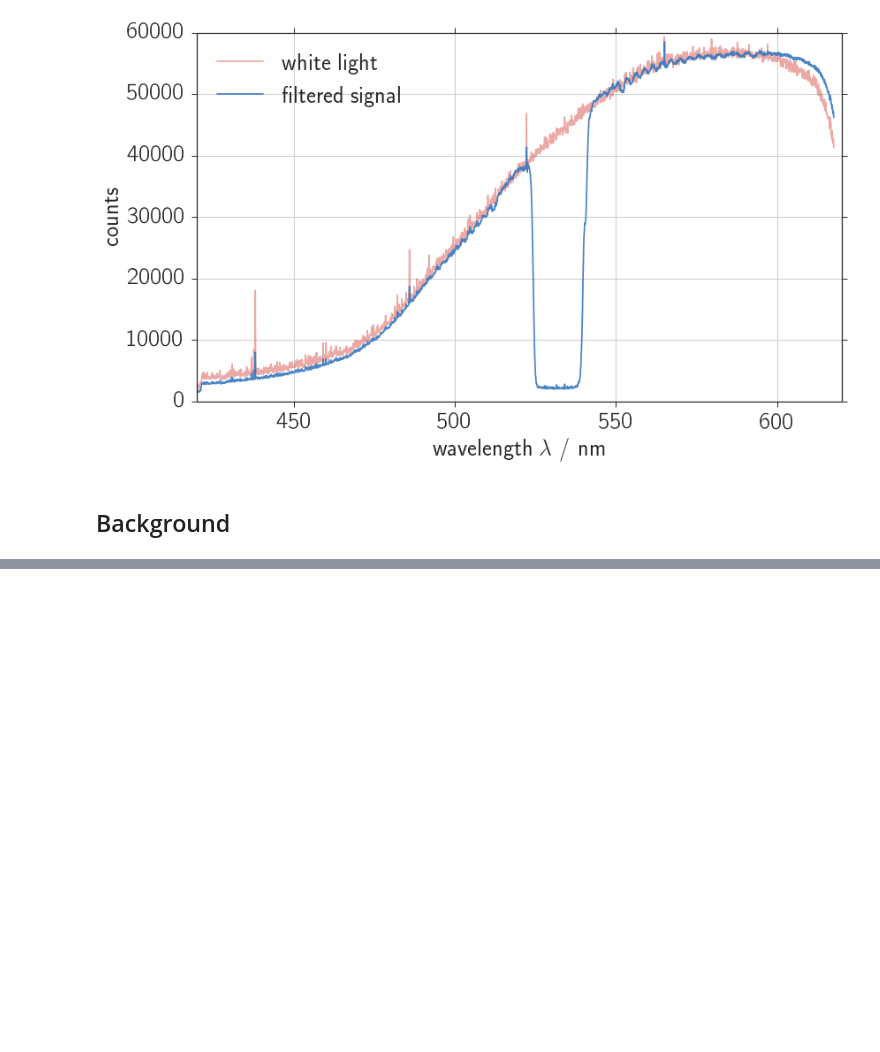
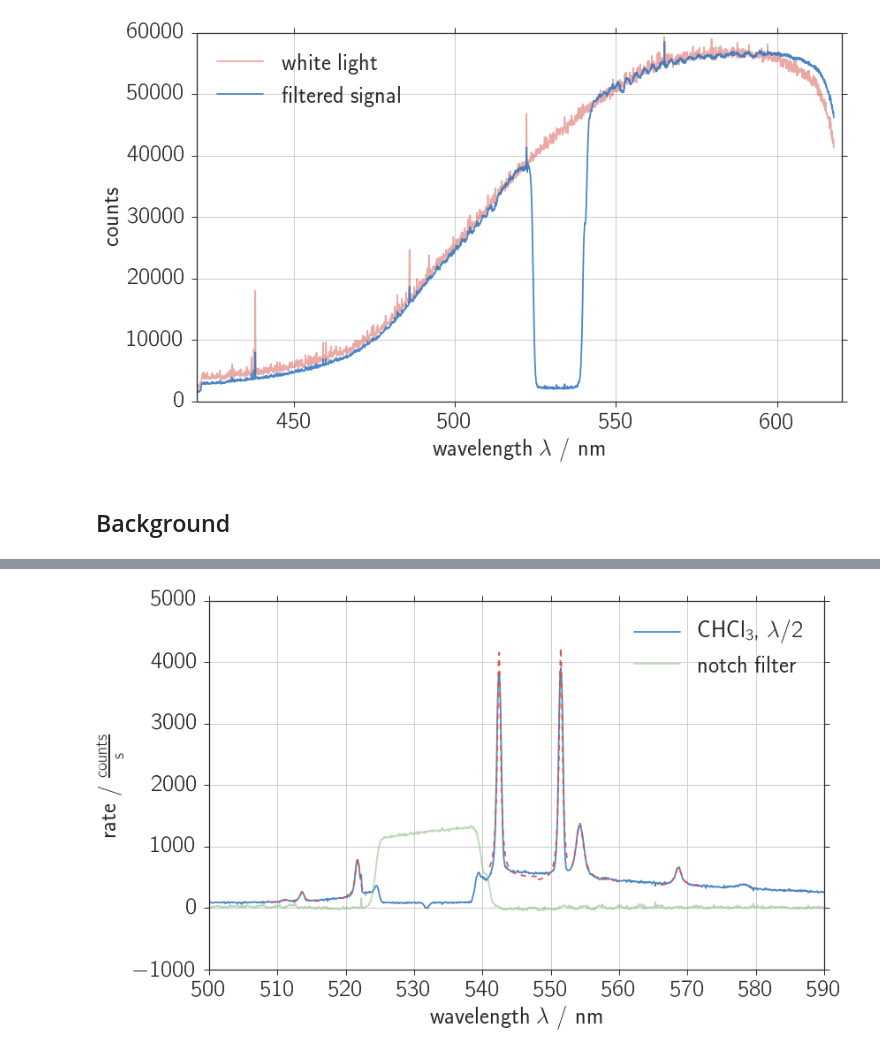
Before and after one commit to Bondzio/fp, a Jupyter notebook: raman/analysis/raman_ccd.ipynb, the cells around one changed output, grey strips where cells are left out. Saved outputs shown, nothing was run; the diff lists cells and outputs as text; code cells hidden in the pictures; blank space fills up the shorter version.

```diff
--- a/raman/analysis/raman_ccd.ipynb
+++ b/raman/analysis/raman_ccd.ipynb
@@ -502,0 +663,77 @@ if save_fig:
+# %%
+# CHCl$_3$
+
+As = []
+x0s = []
+suffixes = ['_notch_l2'] # peaks not visible for data without l2 plate
+labels = ['CHCl$_3$, $\lambda / 2$']
+
+# Plotting
+fig, ax = plt.subplots(1,1)
+if not save_fig:
+    fig.suptitle('CCD: CHCl$_3$ spectrum')
+for i, suffix, label in enum(suffixes, labels):
+    filename = "ccd_chcl3" + suffix
+    t, avg, x, y, y_e = get_ccd_rate(filename)
+
+    # Remove outliers
+    # identified by largest absolute value of difference between point and its two neighbours.
+    for j in range(2):
+        out = np.argmax(abs(2 * y[1:-1] - y[:-2] - y[2:])) + 1
+        x, y = np.delete([x, y], out, 1)
+        y_e = np.delete(y_e, out)
+    ax.plot(x, y, "-", alpha = 0.9, c=colors[i], label=label)
+
+    # Peak fit
+    # Peaks: Stokes 1 - 4, Anti-Stokes 1, 2
+    x_ranges = [[541, 548],
+                [548, 552.5],
+                [553, 560],
+                [566, 572],
+                [519, 523],
+                [512, 516],
+                [509, 512]]
+    p0s = np.array([[543, 0.2, 2000, 600],
+                    [551.5, 0.2, 2000, 600],
+                    [554, 0.4, 700, 600],
+                    [569, 0.3, 700, 600],
+                    [522, 0.3, 1000, 100],
+                    [514, 0.3, 1000, 100],
+                    [511, 0.3, 100, 100]])
+    for x_range, p0 in zip(x_ranges, p0s):
+        x_fit, fit_peak, c1 = bw_fit(x, y_e, x_range, p0, fit=True)
+        ax.plot(x_fit, fit_peak, "--", c=colors[i+1])
+        x0s.append(uc.ufloat(c1[0].n, c1[1].n))
+        As.append(c1[2])
+
+# display notch filter in order to identify its effects
+x_notch = np.load("npy/ccd_x_notch.npy")
+notch = np.load("npy/ccd_notch.npy")
+ax.plot(x_notch, notch*0.03, "-", c=colors[2], alpha = 0.5, label='notch filter')
+
+ax.set_xlim(xlim_global2)
+ax.set_xlim(500, 590)
+ax.set_xlabel('wavelength $\lambda$ / nm')
+ax.set_ylabel('rate / $\mathrm{\\frac{counts}{s}}$')
+ax.grid(True)
+ax.legend(loc='best')
+
+if save_fig:
+    file_name = "ccd_chcl3_spectra"
+    fig.savefig(fig_dir + file_name + ".pdf")
+    fig.savefig(fig_dir + file_name + ".png")
+
+# Print Latex table
+lamb_all = np.sort(np.array(x0s))
+d_lin = np.load(npy_dir + 'ccd_calibration.npy')
+lamb_all = linear(lamb_all, *d_lin) # Integrate error on wavelength of CCD
+lamb_laser = np.load(npy_dir + 'ccd_lamb_laser.npy')[0]
+
+dnu = (1 / lamb_all - 1 / lamb_laser) * 10**7 # in cm^-1
+
+lits = np.array([774, 680, 366, 366, 680, 774, 1220]) # S, S, AS for CS2
+
+for i, x0, dnu_cm, lit in enum(lamb_all, lamb_to_cm(lamb_all), lits):
+    print("\cellcolor{LightCyan}$%i$ & $%s$ & $%s$ & $%i$   \\\\"%(
+            i+1, uc_str(x0), uc_str(dnu_cm), lit))
+# %% [output]
@@ -502,0 +747 @@ if save_fig:
+[figure, added]
```
Also changed, not shown: parts of 29 cells of this notebook, 36 other files.
